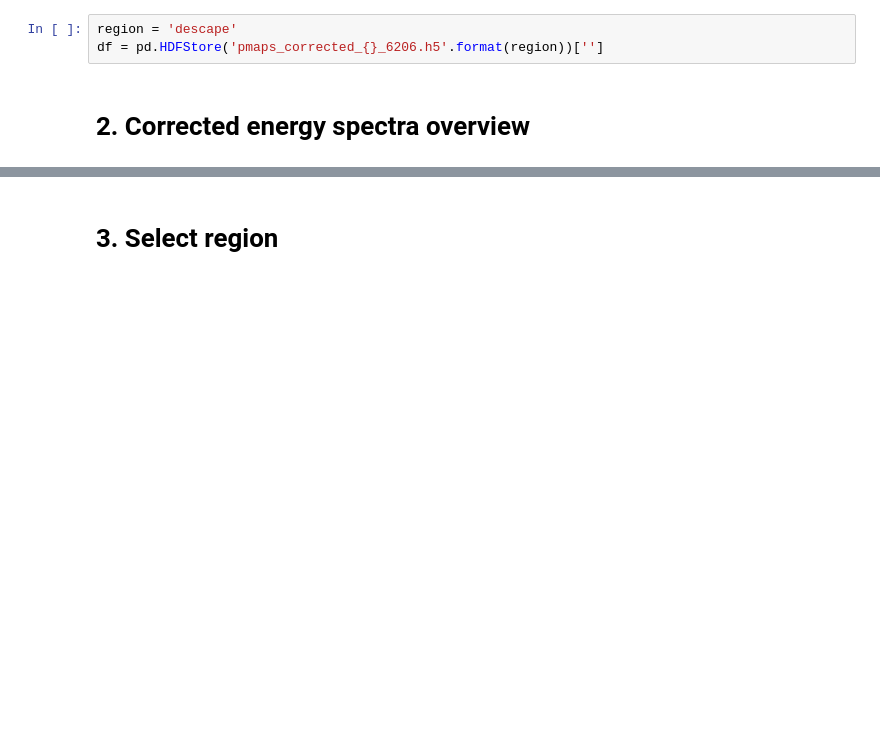
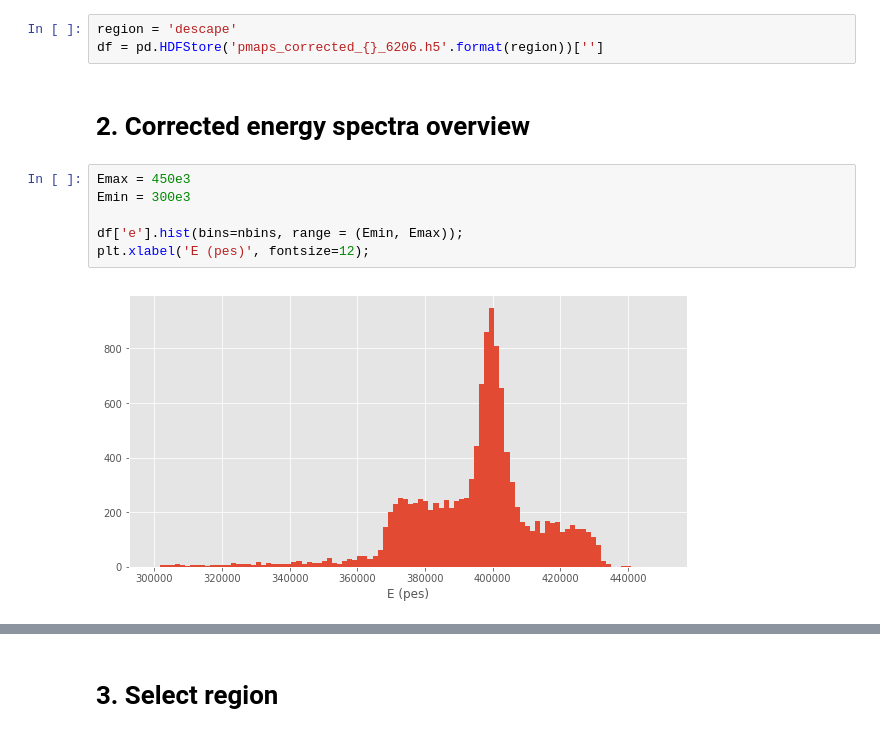
Before and after one commit to jahernando/CsThNB, a Jupyter notebook: temp/pmaps/descape_corrected_pmaps_analysis.ipynb, the cells around one changed output, grey strips where cells are left out. Saved outputs shown, nothing was run; the diff lists cells and outputs as text; blank space fills up the shorter version.

```diff
--- a/temp/descape_corrected_pmaps_analysis.ipynb
+++ b/temp/pmaps/descape_corrected_pmaps_analysis.ipynb
@@ -26,4 +26,12 @@ region = 'descape'
 df = pd.HDFStore('pmaps_corrected_{}_6206.h5'.format(region))['']
 # %% [markdown]
 # 2. Corrected energy spectra overview
+# %%
+Emax = 450e3
+Emin = 300e3
+
+df['e'].hist(bins=nbins, range = (Emin, Emax));
+plt.xlabel('E (pes)', fontsize=12);
+# %% [output]
+[figure, added]
 # %%
```
Also changed, not shown: parts of 17 cells of this notebook, 1 other file.
